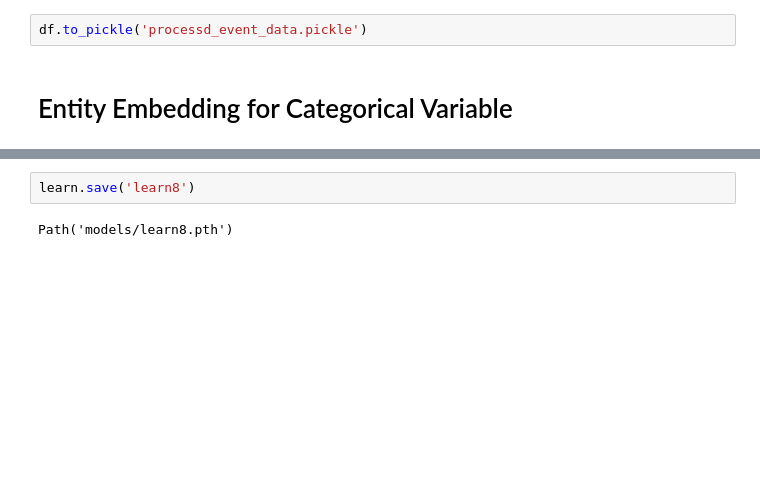
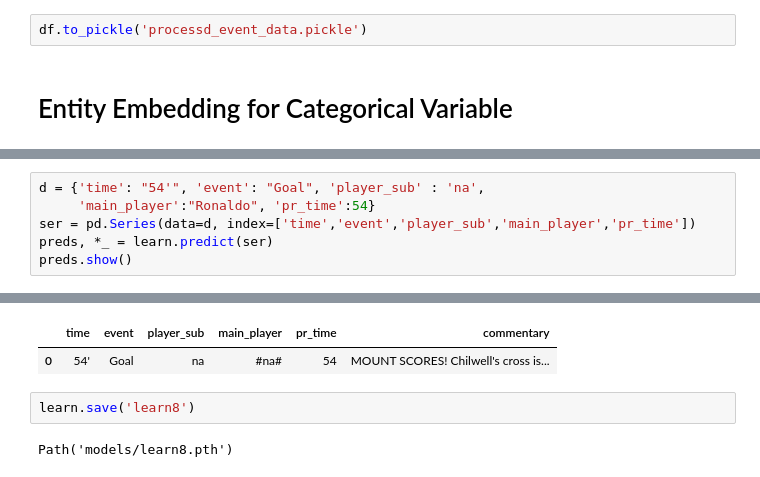
Before and after one commit to rohitgang/EBCG, a Jupyter notebook: model.ipynb, the cells around one changed output, grey strips where cells are left out. Saved outputs shown, nothing was run; the diff lists cells and outputs as text; blank space fills up the shorter version.

```diff
--- a/model.ipynb
+++ b/model.ipynb
@@ -122,0 +126,7 @@ AttributeError: 'TabularModel' object has no attribute 'save_encoder'
+# %%
+d = {'time': "54'", 'event': "Goal", 'player_sub' : 'na',
+     'main_player':"Ronaldo", 'pr_time':54}
+ser = pd.Series(data=d, index=['time','event','player_sub','main_player','pr_time'])
+preds, *_ = learn.predict(ser)
+preds.show()
+# %% [output]
@@ -123,3 +134,5 @@ AttributeError: 'TabularModel' object has no attribute 'save_encoder'
+|  | time | event | player_sub | main_player | pr_time | commentary |
+| 0 | 54' | Goal | na | #na# | 54 | MOUNT SCORES! Chilwell's cross is... |
 # %%
 learn.save('learn8')
 # %% [output]
```
Also changed, not shown: parts of 8 cells of this notebook.
